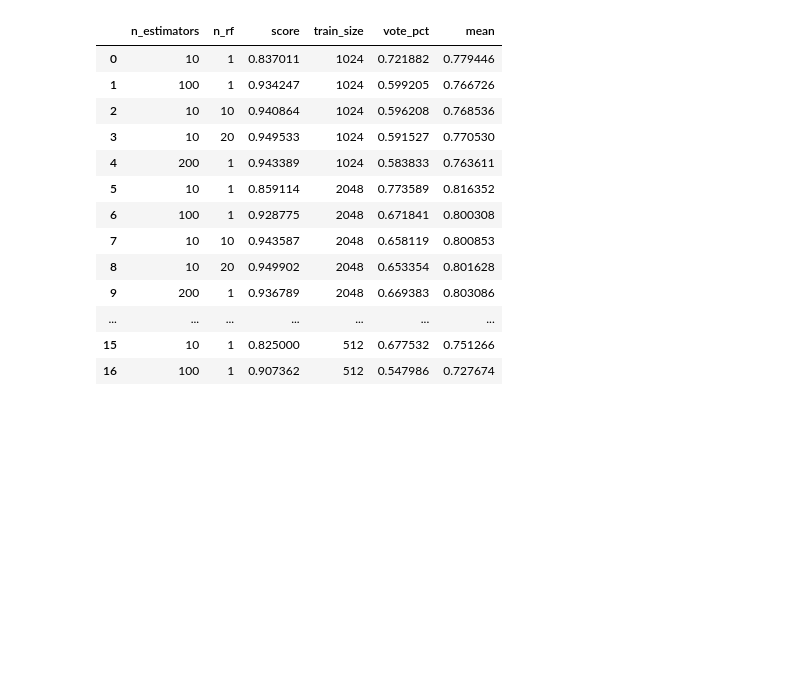
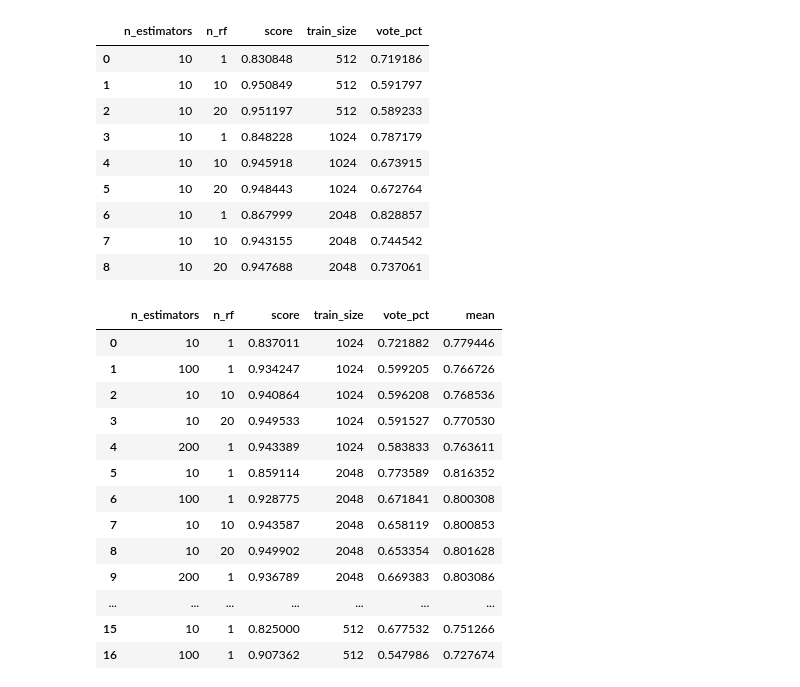
Before and after one commit to dhuynh95/fastai_autoencoder, a Jupyter notebook: MNIST.ipynb, the cells around one changed output. Cells and saved outputs as stored; diff of their text form; code cells hidden in the pictures; blank space fills up the shorter version.

Commit message:
New results

```diff
--- a/MNIST.ipynb
+++ b/MNIST.ipynb
@@ -348,12 +267,9 @@ learn.get_latents()
 # %%
-def compute_metrics(learn,valid_data,n_batch,n_estimators,n_rf,bs = 512):
+def compute_metrics(learn,z_valid,y_valid,n_batch,n_estimators,n_rf,bs = 512):
     # First we add the data set with the right size to our learner
-    learn.data = valid_data
     params["n_estimators"] = n_estimators
 
-    rfs = create_random_forest(learn,n_rf,n_batch=n_batch,**params)
-
-    z_valid,y_valid = learn.get_latents()
+    rfs = create_random_forest(learn,n_rf,n_batch=n_batch,bs=bs,**params)
 
     y = []
     for rf in rfs:
@@ -361,8 +277,7 @@ def compute_metrics(learn,valid_data,n_batch,n_estimators,n_rf,bs = 512):
             y.append(tree.predict(z_valid).reshape(-1,1))
 
     y = np.concatenate(y,axis = -1).astype(int)
-    import pdb
-    pdb.set_trace()
+
     y_pred = np.apply_along_axis(vote,1,y)
 
     output = {"train_size":n_batch*bs,"n_estimators":n_estimators,"n_rf":n_rf}
@@ -387,0 +287,4 @@ IndexError: Traceback (most recent call last):
+# %%
+z_valid,y_valid = learn.get_latents(DatasetType.Train)
+# %%
+z_valid,y_valid = z_valid.numpy(),y_valid.numpy()
@@ -388,15 +293,30 @@ IndexError: Traceback (most recent call last):
 # %%
 # train_size = [1024,2048,4096]
-train_size = [512]
-n_rf = [1,1,10,20,1]
-n_estimators = [10,100,10,10,200]
+n_batch = [1,2,4]
+# n_rf = [1,1,10,20,1]
+n_rf = [1,10,20]
+# n_estimators = [10,100,10,10,200]
+n_estimators = [10,10,10]
 
-# outputs = []
+outputs = []
 
-for t in train_size:
+for n in n_batch:
     for n_r,n_e in zip(n_rf,n_estimators):
         print(f"Computing {t} with {n_r} forests and {n_e} trees")
-        output = compute_metrics(t,n_e,n_r,learn)
+        output = compute_metrics(learn,z_valid,y_valid,n_batch=n,n_estimators=n_e,n_rf=n_r)
         outputs.append(output)
-# compute_metrics(1024,10,1,learn)
+# %%
+results = pd.DataFrame(outputs)
+results
+# %% [output]
+|  | n_estimators | n_rf | score | train_size | vote_pct |
+| 0 | 10 | 1 | 0.830848 | 512 | 0.719186 |
+| 1 | 10 | 10 | 0.950849 | 512 | 0.591797 |
+| 2 | 10 | 20 | 0.951197 | 512 | 0.589233 |
+| 3 | 10 | 1 | 0.848228 | 1024 | 0.787179 |
+| 4 | 10 | 10 | 0.945918 | 1024 | 0.673915 |
+| 5 | 10 | 20 | 0.948443 | 1024 | 0.672764 |
+| 6 | 10 | 1 | 0.867999 | 2048 | 0.828857 |
+| 7 | 10 | 10 | 0.943155 | 2048 | 0.744542 |
+| 8 | 10 | 20 | 0.947688 | 2048 | 0.737061 |
 # %%
```
Also changed, not shown: parts of 25 cells of this notebook, 2 other files.
